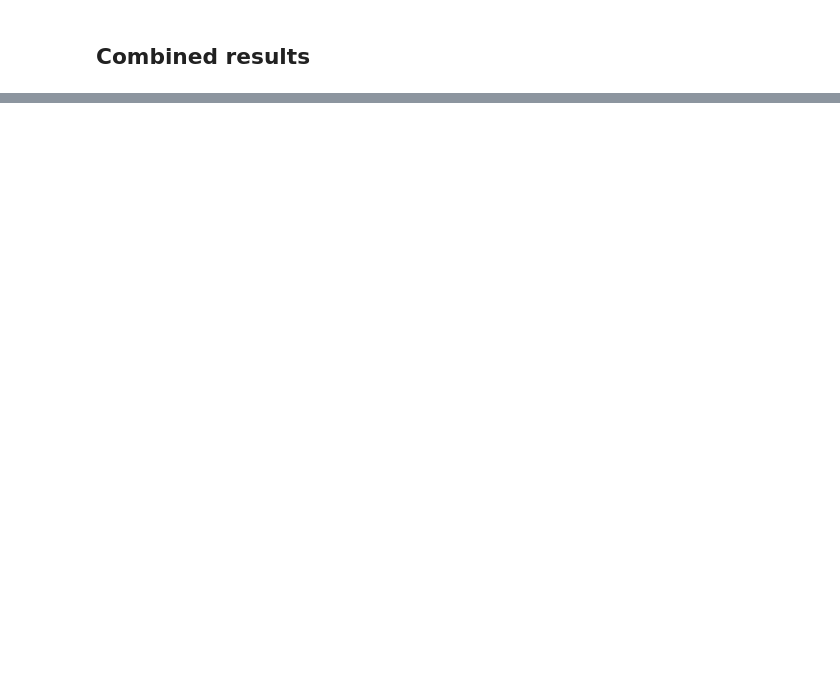
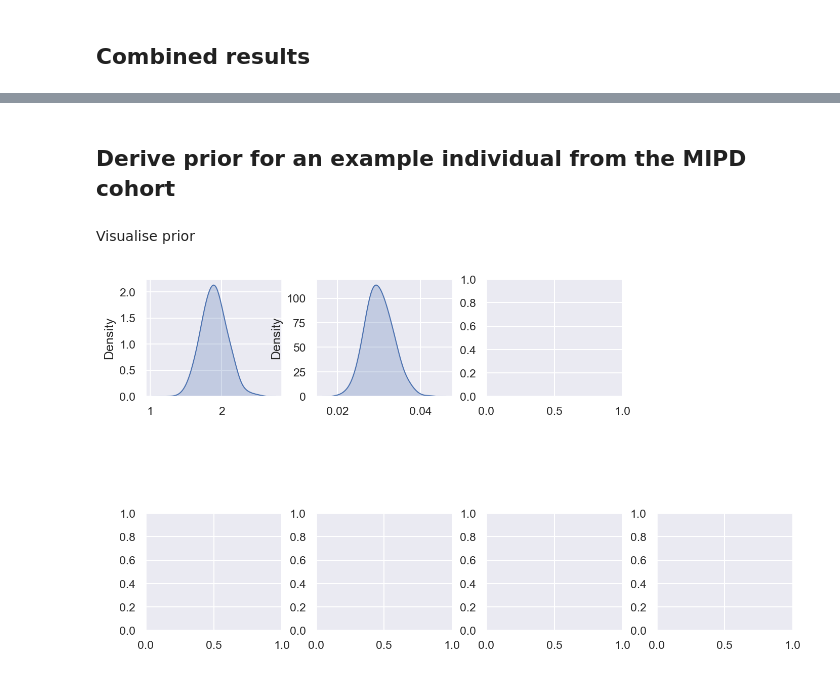
Before and after one commit to DavAug/mipd-warfarin, a Jupyter notebook: results/2_semi_mechanistic_model/results.ipynb, the cells around one changed output, grey strips where cells are left out. Cells and saved outputs as stored; diff of their text form; code cells hidden in the pictures; blank space fills up the shorter version.

```diff
--- a/results/2_semi_mechanistic_model/results.ipynb
+++ b/results/2_semi_mechanistic_model/results.ipynb
@@ -1602,0 +1612,2 @@ plt.show()
+# %% [markdown]
+## Derive prior for an example individual from the MIPD cohort
@@ -1602,0 +1670,32 @@ plt.show()
+# %% [markdown]
+Visualise prior
+# %%
+# Create layout
+fontsize = 10
+my_dpi = 192
+fig = plt.figure(figsize=(2250 // my_dpi, 1200 // my_dpi), dpi=150)
+outer = gridspec.GridSpec(2, 4, hspace=1, wspace=0.25)
+
+# Create axes for marginal posteriors
+axes = []
+axes.append(plt.Subplot(fig, outer[0]))
+axes.append(plt.Subplot(fig, outer[1]))
+axes.append(plt.Subplot(fig, outer[2]))
+axes.append(plt.Subplot(fig, outer[4]))
+axes.append(plt.Subplot(fig, outer[5]))
+axes.append(plt.Subplot(fig, outer[6]))
+axes.append(plt.Subplot(fig, outer[7]))
+
+# Add axes to figure
+for ax in axes:
+    fig.add_subplot(ax)
+
+# Plot inference results (parameter space)
+sns.kdeplot(
+    x=prior_samples[:, 0, 0], fill=True, ax=axes[0], bw_adjust=1.5)
+sns.kdeplot(
+    x=prior_samples[:, 0, 1], fill=True, ax=axes[1], bw_adjust=1.5)
+
+plt.show()
+# %% [output]
+[figure, added]
```
Also changed, not shown: parts of 9 cells of this notebook, 14 other files.
